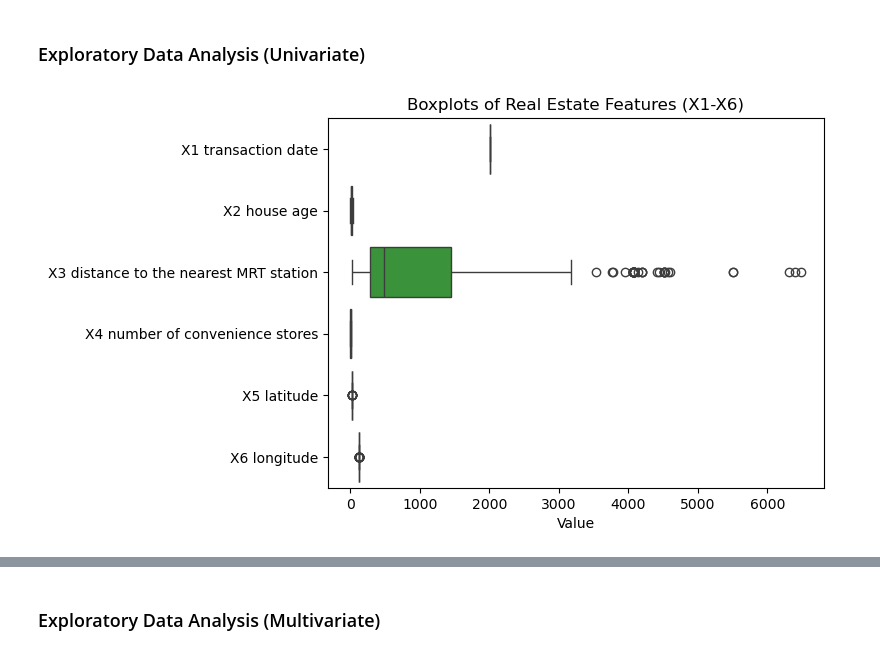
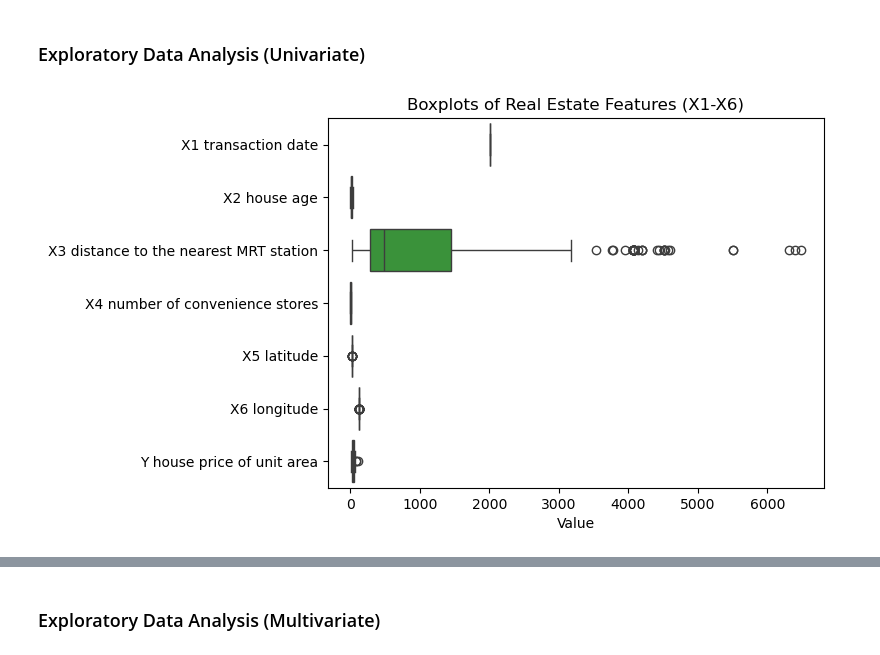
Before and after one commit to Ialessio28/ALP_Statistics, a Jupyter notebook: ALP_Statistics.ipynb, the cells around one changed output, grey strips where cells are left out. Saved outputs shown, nothing was run; the diff lists cells and outputs as text; code cells hidden in the pictures.

```diff
--- a/ALP_Statistics.ipynb
+++ b/ALP_Statistics.ipynb
@@ -97,12 +97,12 @@ df_housing.describe()
 # %%
 # Display Graphical Univariate EDA using box plot to analyze data distribution
 x_columns = ['X1 transaction date', 'X2 house age', 'X3 distance to the nearest MRT station',
-             'X4 number of convenience stores', 'X5 latitude', 'X6 longitude']
+             'X4 number of convenience stores', 'X5 latitude', 'X6 longitude', 'Y house price of unit area']
 
 # Create the boxplot for the selected 'X' columns
 sns.boxplot(data=df_housing[x_columns], orient='h')
 plt.title('Boxplots of Real Estate Features (X1-X6)')
 plt.xlabel('Value')
 plt.show()
 # %% [output]
-[figure, old version]
+[figure, new version]
```
Also changed, not shown: parts of 16 cells of this notebook.
